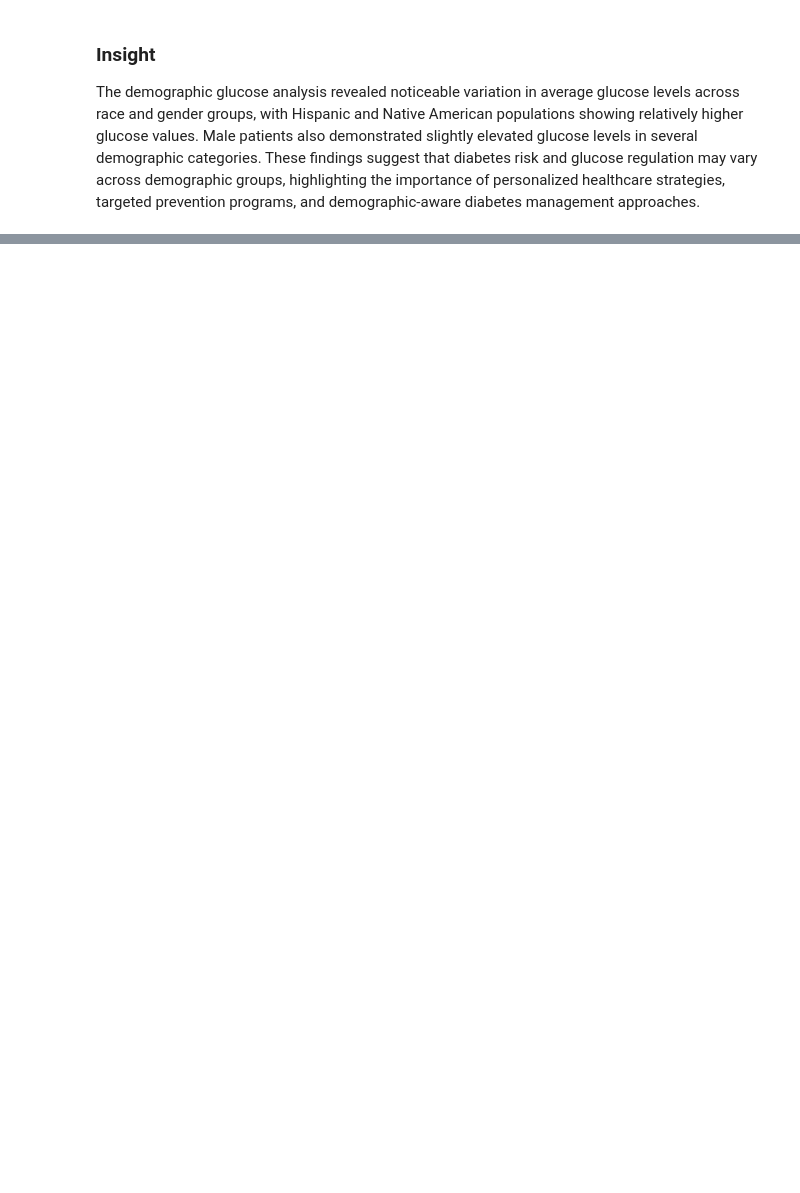
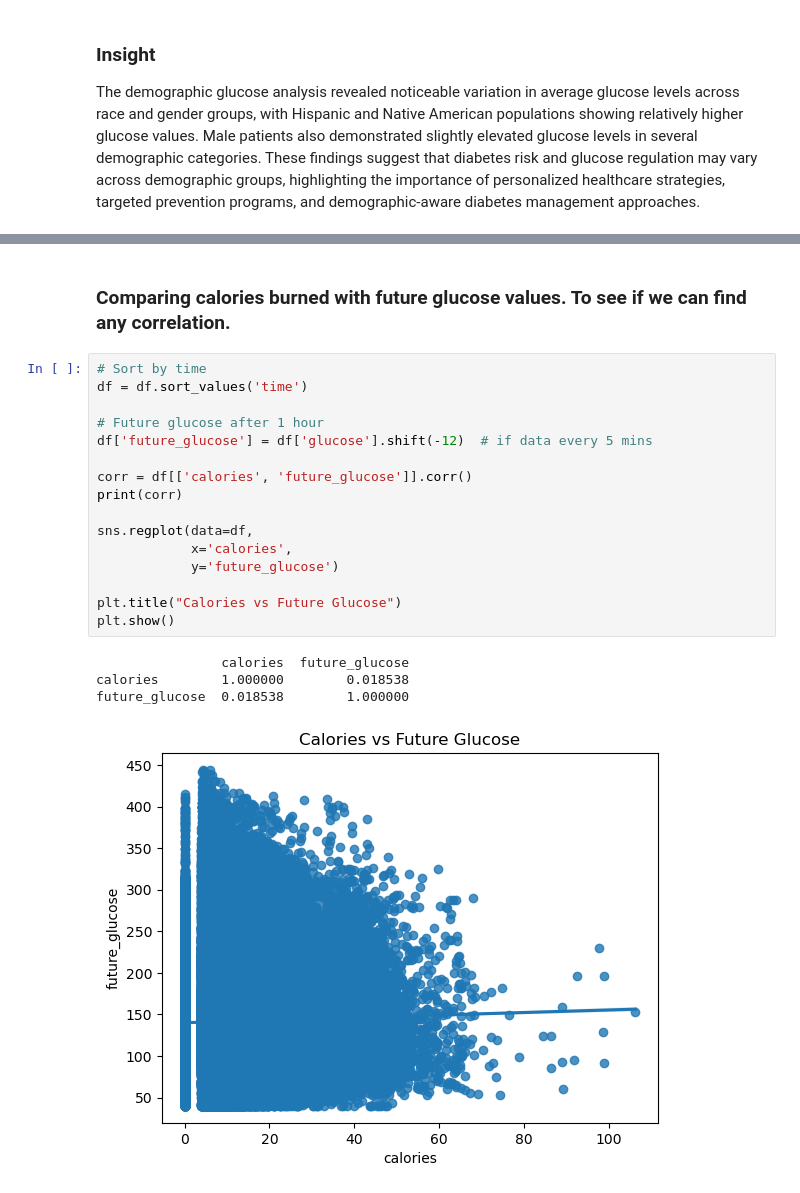
Before and after one commit to dev-ssr/team9_PyCoders_PythonHackathon_MAY2026, a Jupyter notebook: Team9_PyCoders_Category3.PrescriptiveAnalysis.ipynb, the cells around one changed output, grey strips where cells are left out. Cells and saved outputs as stored; diff of their text form; blank space fills up the shorter version.

```diff
--- a/Team9_PyCoders_Category3.PrescriptiveAnalysis.ipynb
+++ b/Team9_PyCoders_Category3.PrescriptiveAnalysis.ipynb
@@ -1371,0 +1364,23 @@ The demographic glucose analysis revealed noticeable variation in average glucos
+# %% [markdown]
+### Comparing calories burned with future glucose values. To see if we can find any correlation.
+# %%
+# Sort by time
+df = df.sort_values('time')
+
+# Future glucose after 1 hour
+df['future_glucose'] = df['glucose'].shift(-12)  # if data every 5 mins
+
+corr = df[['calories', 'future_glucose']].corr()
+print(corr)
+
+sns.regplot(data=df,
+            x='calories',
+            y='future_glucose')
+
+plt.title("Calories vs Future Glucose")
+plt.show()
+# %% [output]
+                calories  future_glucose
+calories        1.000000        0.018538
+future_glucose  0.018538        1.000000
+[figure, added]
```
Also changed, not shown: parts of 32 cells of this notebook.
